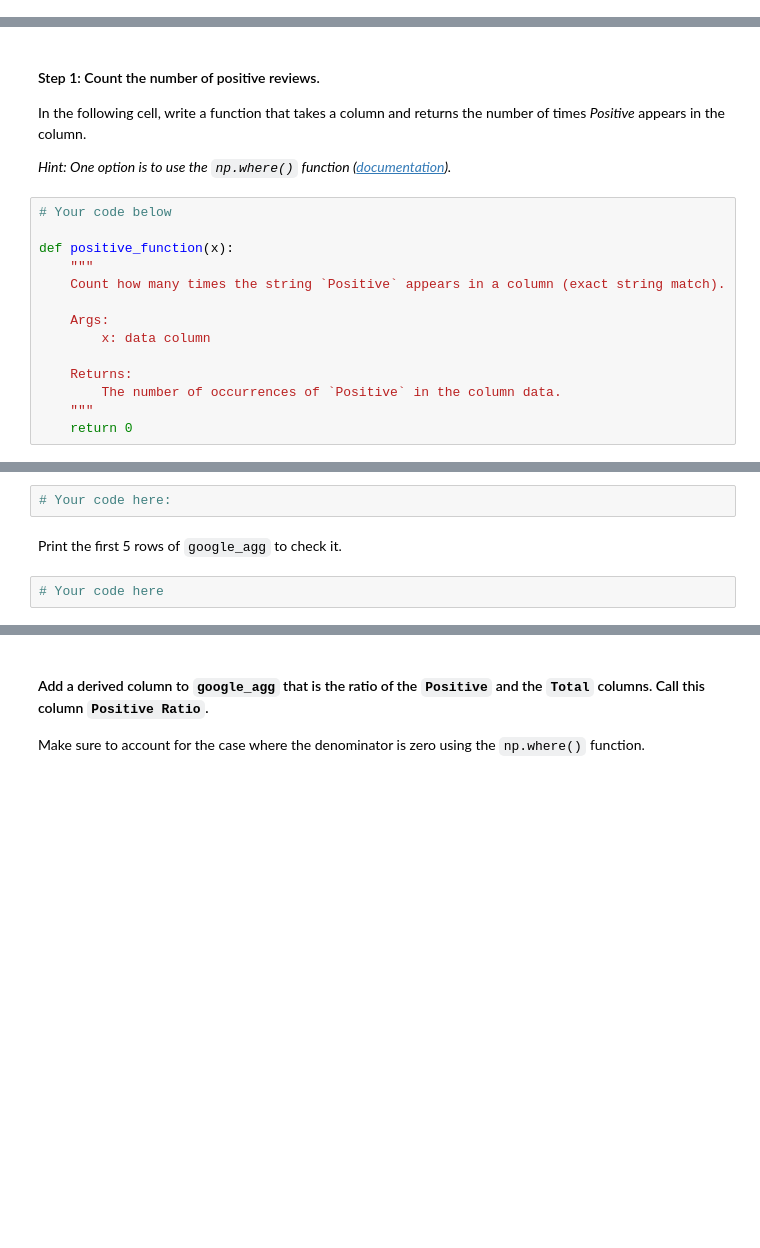
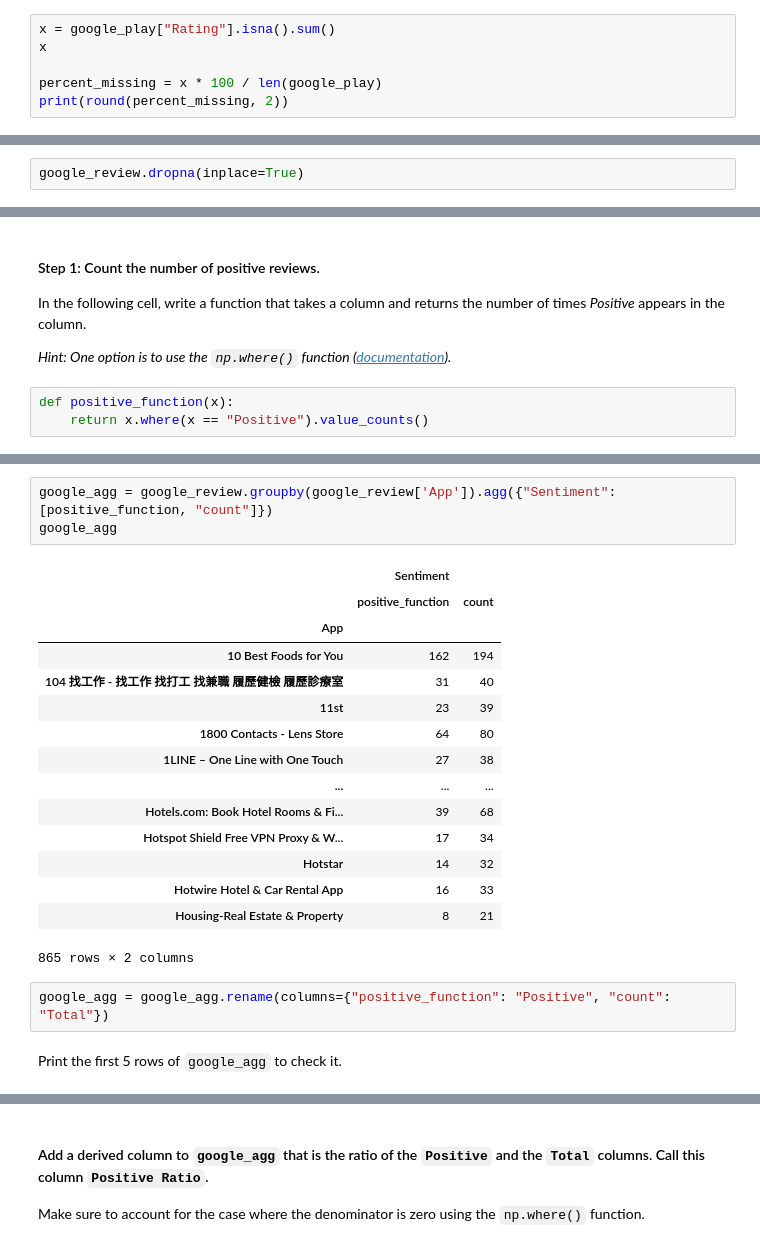
Before and after one commit to ironhack-datalabs/datamad0620, a Jupyter notebook: module-3/lab-supervised-learning-feature-extraction/your-code/main.ipynb, the cells around one changed output, grey strips where cells are left out. Saved outputs shown, nothing was run; the diff lists cells and outputs as text; blank space fills up the shorter version.

```diff
--- a/module-3/lab-supervised-learning-feature-extraction/your-code/main.ipynb
+++ b/module-3/lab-supervised-learning-feature-extraction/your-code/main.ipynb
@@ -242,0 +267,6 @@ Enter your answer in the cell below.
+# %%
+x = google_play["Rating"].isna().sum()
+x
+
+percent_missing = x * 100 / len(google_play)
+print(round(percent_missing, 2))
@@ -323,2 +439,4 @@ In the next cell, drop all rows with missing data using the `dropna()` function
+# %%
+google_review.dropna(inplace=True)
 # %% [markdown]
 #### Now, use the `value_counts()` function ([documentation](https://pandas.pydata.org/pandas-docs/stable/generated/pandas.Series.value_counts.html)) to get a sense on how many apps are in this dataset and their review counts.
@@ -338,20 +469,9 @@ In the next cell, drop all rows with missing data using the `dropna()` function
 In the following cell, write a function that takes a column and returns the number of times *Positive* appears in the column.
 
 *Hint: One option is to use the `np.where()` function ([documentation](https://docs.scipy.org/doc/numpy-1.13.0/reference/generated/numpy.where.html)).*
-# %%
-# Your code below
-
-def positive_function(x):
-    """
-    Count how many times the string `Positive` appears in a column (exact string match).
-
-    Args:
-        x: data column
-
-    Returns:
-        The number of occurrences of `Positive` in the column data.
-    """
-    return 0
+# %%
+def positive_function(x):
+    return x.where(x == "Positive").value_counts()
 # %% [markdown]
 #### Step 2: Create a new dataframe to contain the `App` name, the number of positive reviews, and the total number of reviews of each app
 
@@ -366,9 +486,26 @@ When you obtain `google_agg`, check its values to make sure it has an `App` colu
 #### Bonus:
 
 As of Pandas v0.23.4, you may opt to supply an array or an object to `agg()`. If you use the array param, you'll need to rename the columns so that their names are `Positive` and `Total`. Using the object param will allow you to create the aggregated columns with the desirable names without renaming them. However, you will probably encounter a warning indicating supplying an object to `agg()` will become outdated. It's up to you which way you will use. Try both ways out. Any way is fine as long as it works.
-# %%
-# Your code here:
+# %%
+google_agg = google_review.groupby(google_review['App']).agg({"Sentiment":[positive_function, "count"]})
+google_agg
+# %% [output]
+|  | Sentiment |  |
+|  | positive_function | count |
+| App |  |  |
+| 10 Best Foods for You | 162 | 194 |
+| 104 找工作 - 找工作 找打工 找兼職 履歷健檢 履歷診療室 | 31 | 40 |
+| 11st | 23 | 39 |
+| 1800 Contacts - Lens Store | 64 | 80 |
+| 1LINE – One Line with One Touch | 27 | 38 |
+| ... | ... | ... |
+| Hotels.com: Book Hotel Rooms & Fi... | 39 | 68 |
+| Hotspot Shield Free VPN Proxy & W... | 17 | 34 |
+| Hotstar | 14 | 32 |
+| Hotwire Hotel & Car Rental App | 16 | 33 |
+| Housing-Real Estate & Property | 8 | 21 |
+865 rows × 2 columns
+# %%
+google_agg = google_agg.rename(columns={"positive_function": "Positive", "count": "Total"})
 # %% [markdown]
 Print the first 5 rows of `google_agg` to check it.
-# %%
-# Your code here
```
Also changed, not shown: parts of 33 cells of this notebook.
